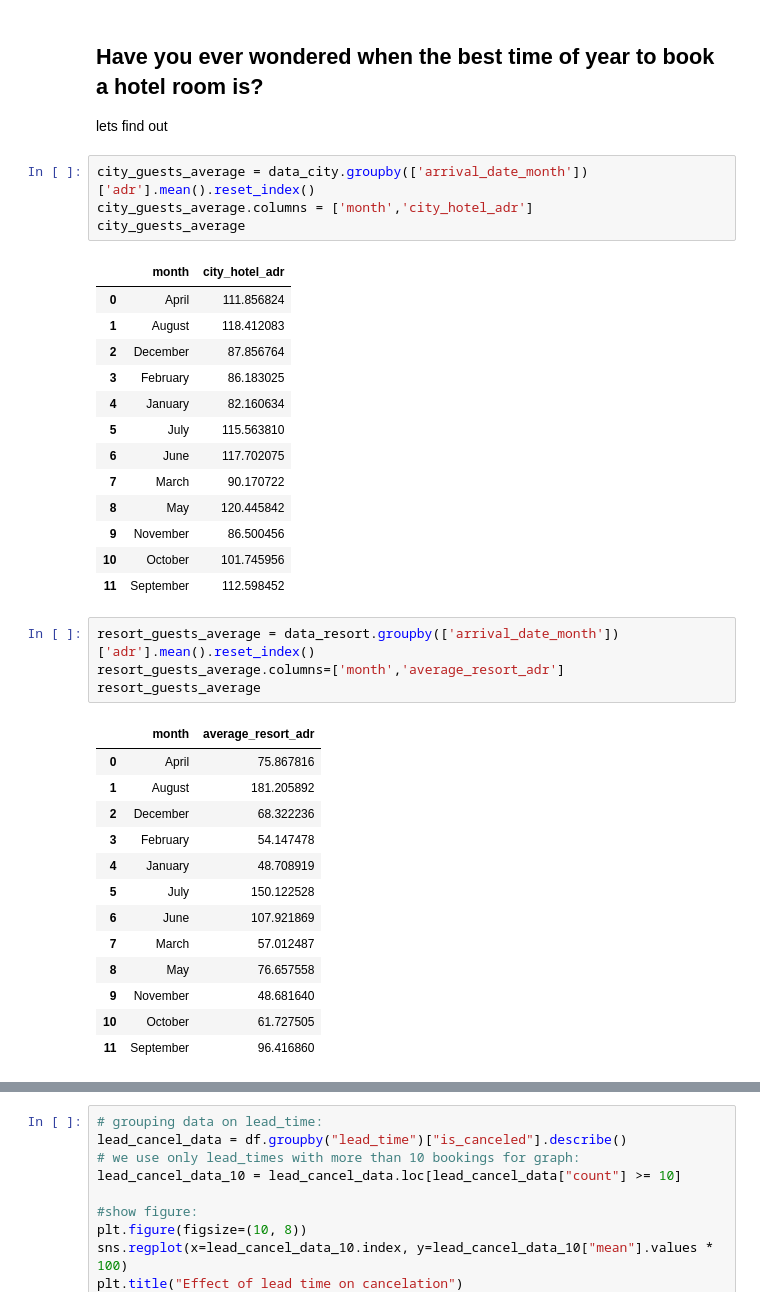
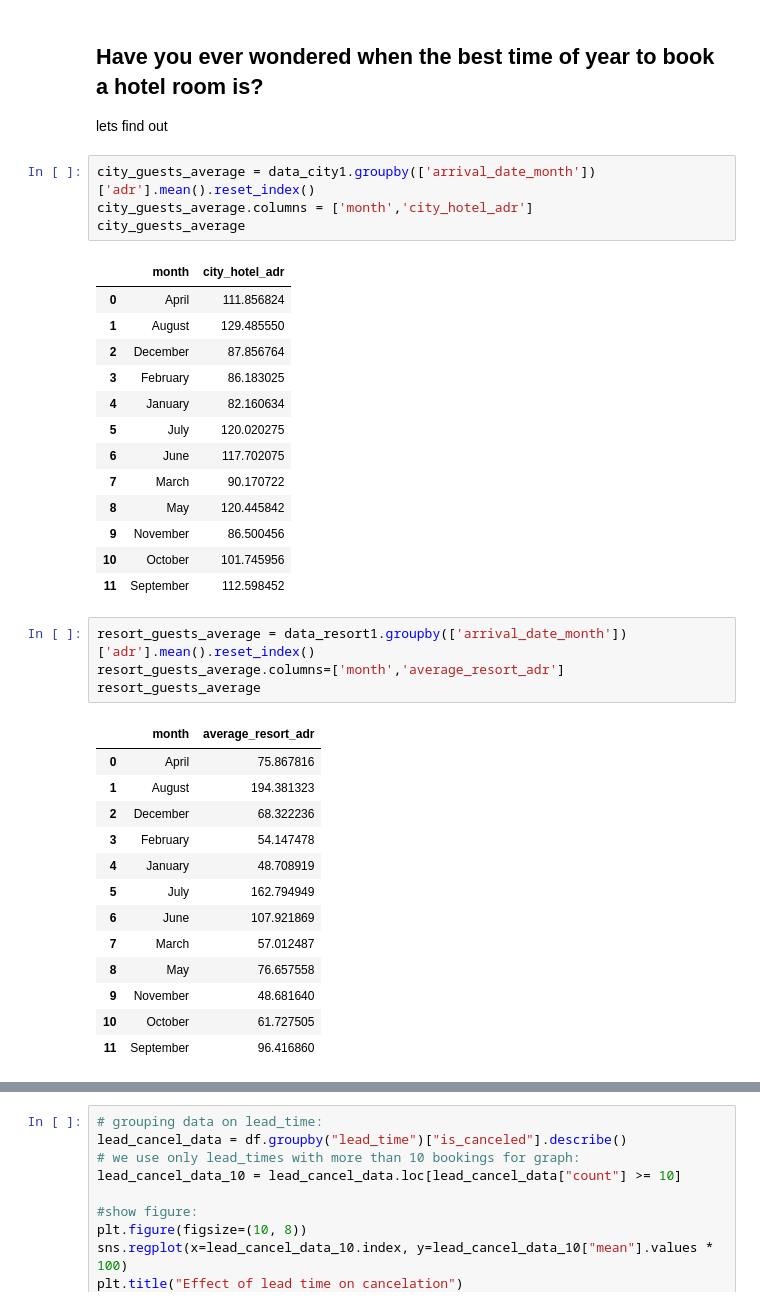
Before and after one commit to Jayjake1/hotel-booking-analysis, a Jupyter notebook: Hotel_booking_analysis_team_project.ipynb, the cells around one changed output, grey strips where cells are left out. Drawn from its saved outputs; the diff is of its cells as text.

```diff
--- a/Hotel_booking_analysis_team_project.ipynb
+++ b/Hotel_booking_analysis_team_project.ipynb
@@ -639,17 +703,17 @@ df['Date'] = df['arrival_date_day_of_month'].map(str) + '-' + df['arrival_date_m
 
 lets find out
 # %%
-city_guests_average = data_city.groupby(['arrival_date_month'])['adr'].mean().reset_index()
+city_guests_average = data_city1.groupby(['arrival_date_month'])['adr'].mean().reset_index()
 city_guests_average.columns = ['month','city_hotel_adr']
 city_guests_average
 # %% [output]
 |  | month | city_hotel_adr |
 | 0 | April | 111.856824 |
-| 1 | August | 118.412083 |
+| 1 | August | 129.485550 |
 | 2 | December | 87.856764 |
 | 3 | February | 86.183025 |
 | 4 | January | 82.160634 |
-| 5 | July | 115.563810 |
+| 5 | July | 120.020275 |
 | 6 | June | 117.702075 |
 | 7 | March | 90.170722 |
 | 8 | May | 120.445842 |
@@ -657,17 +721,17 @@ city_guests_average
 | 10 | October | 101.745956 |
 | 11 | September | 112.598452 |
 # %%
-resort_guests_average = data_resort.groupby(['arrival_date_month'])['adr'].mean().reset_index()
+resort_guests_average = data_resort1.groupby(['arrival_date_month'])['adr'].mean().reset_index()
 resort_guests_average.columns=['month','average_resort_adr']
 resort_guests_average
 # %% [output]
 |  | month | average_resort_adr |
 | 0 | April | 75.867816 |
-| 1 | August | 181.205892 |
+| 1 | August | 194.381323 |
 | 2 | December | 68.322236 |
 | 3 | February | 54.147478 |
 | 4 | January | 48.708919 |
-| 5 | July | 150.122528 |
+| 5 | July | 162.794949 |
 | 6 | June | 107.921869 |
 | 7 | March | 57.012487 |
 | 8 | May | 76.657558 |
```
Also changed, not shown: parts of 39 cells of this notebook.
